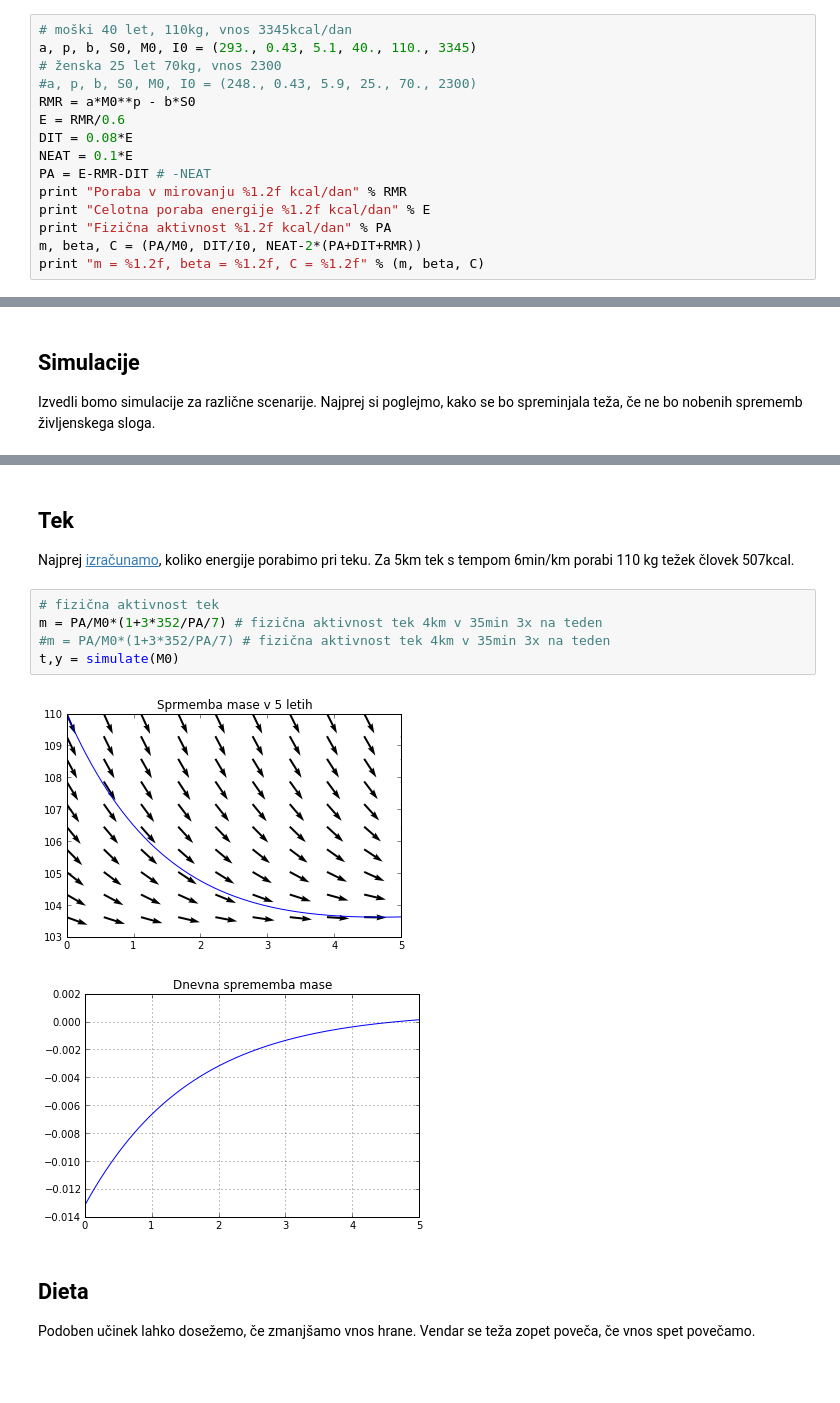
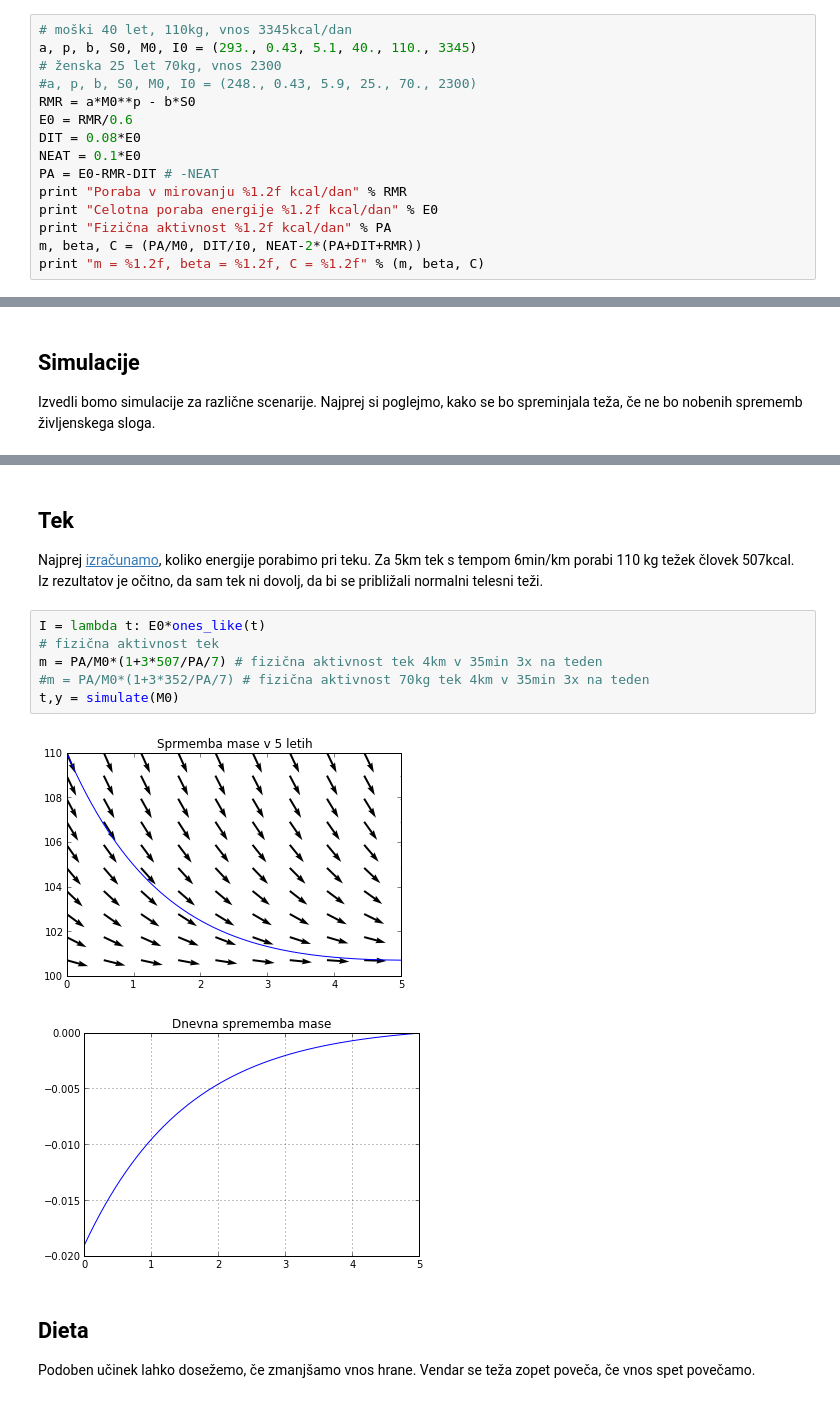
Before and after one commit to mrcinv/nummat, a Jupyter notebook: Vaja9.ipynb, the cells around one changed output, grey strips where cells are left out. Drawn from its saved outputs; the diff is of its cells as text; blank space fills up the shorter version.

```diff
--- a/Vaja9.ipynb
+++ b/Vaja9.ipynb
@@ -127,12 +127,12 @@ a, p, b, S0, M0, I0 = (293., 0.43, 5.1, 40., 110., 3345)
 # ženska 25 let 70kg, vnos 2300
 #a, p, b, S0, M0, I0 = (248., 0.43, 5.9, 25., 70., 2300)
 RMR = a*M0**p - b*S0
-E = RMR/0.6
-DIT = 0.08*E
-NEAT = 0.1*E
-PA = E-RMR-DIT # -NEAT
+E0 = RMR/0.6
+DIT = 0.08*E0
+NEAT = 0.1*E0
+PA = E0-RMR-DIT # -NEAT
 print "Poraba v mirovanju %1.2f kcal/dan" % RMR
-print "Celotna poraba energije %1.2f kcal/dan" % E
+print "Celotna poraba energije %1.2f kcal/dan" % E0
 print "Fizična aktivnost %1.2f kcal/dan" % PA
 m, beta, C = (PA/M0, DIT/I0, NEAT-2*(PA+DIT+RMR))
 print "m = %1.2f, beta = %1.2f, C = %1.2f" % (m, beta, C)
@@ -178,15 +178,16 @@ t,y = simulate(M0)
 [figure]
 # %% [markdown]
 ## Tek
-Najprej [izračunamo](http://www.runnersworld.com/tools/calories-burned-calculator), koliko energije porabimo pri teku. Za 5km tek s tempom 6min/km porabi 110 kg težek človek 507kcal.
+Najprej [izračunamo](http://www.runnersworld.com/tools/calories-burned-calculator), koliko energije porabimo pri teku. Za 5km tek s tempom 6min/km porabi 110 kg težek človek 507kcal. Iz rezultatov je očitno, da sam tek ni dovolj, da bi se približali normalni telesni teži.
 # %%
+I = lambda t: E0*ones_like(t)
 # fizična aktivnost tek
-m = PA/M0*(1+3*352/PA/7) # fizična aktivnost tek 4km v 35min 3x na teden
-#m = PA/M0*(1+3*352/PA/7) # fizična aktivnost tek 4km v 35min 3x na teden
+m = PA/M0*(1+3*507/PA/7) # fizična aktivnost tek 4km v 35min 3x na teden
+#m = PA/M0*(1+3*352/PA/7) # fizična aktivnost 70kg tek 4km v 35min 3x na teden
 t,y = simulate(M0)
 # %% [output]
-[figure, old version]
+[figure, new version]
-[figure, old version]
+[figure, new version]
 # %% [markdown]
 ## Dieta
 
```
Also changed, not shown: parts of 4 cells of this notebook.
